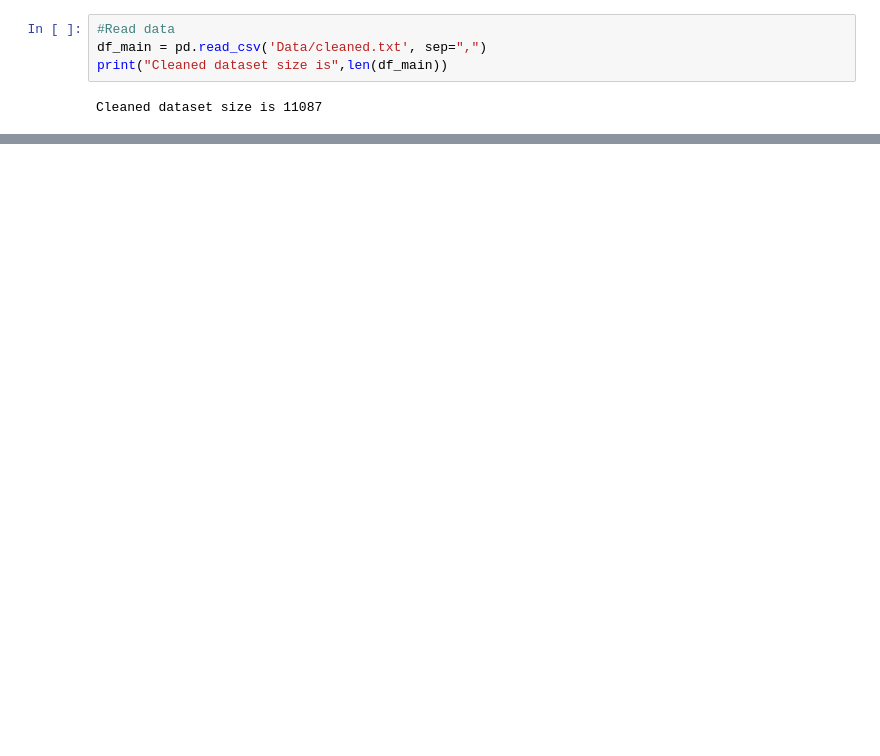
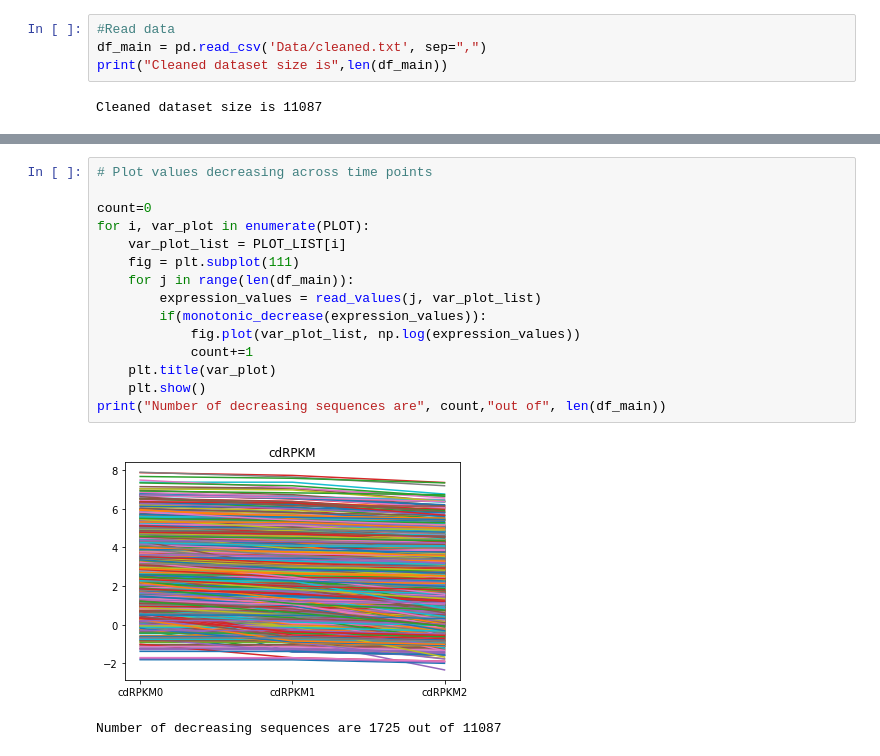
Before and after one commit to akd13/MA4199-FYP, a Jupyter notebook: Sample Data Plots/Exploratory Analysis.ipynb, the cells around one changed output, grey strips where cells are left out. Cells and saved outputs as stored; diff of their text form; blank space fills up the shorter version.

```diff
--- a/Sample Data Plots/Exploratory Analysis.ipynb
+++ b/Sample Data Plots/Exploratory Analysis.ipynb
@@ -69,0 +156,18 @@ for i, var_plot in enumerate(PLOT):
+# %%
+# Plot values decreasing across time points
+
+count=0
+for i, var_plot in enumerate(PLOT):
+    var_plot_list = PLOT_LIST[i]
+    fig = plt.subplot(111)
+    for j in range(len(df_main)):
+        expression_values = read_values(j, var_plot_list)
+        if(monotonic_decrease(expression_values)):
+            fig.plot(var_plot_list, np.log(expression_values))
+            count+=1
+    plt.title(var_plot)
+    plt.show()
+print("Number of decreasing sequences are", count,"out of", len(df_main))
+# %% [output]
+[figure, added]
+Number of decreasing sequences are 1725 out of 11087
```
Also changed, not shown: parts of 12 cells of this notebook, 2 other files.
